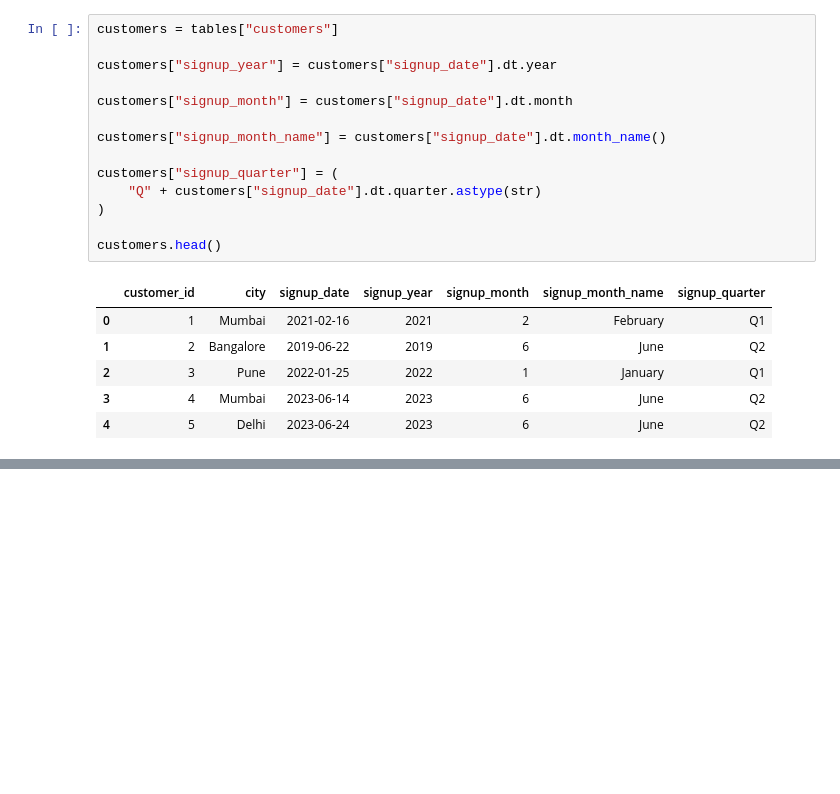
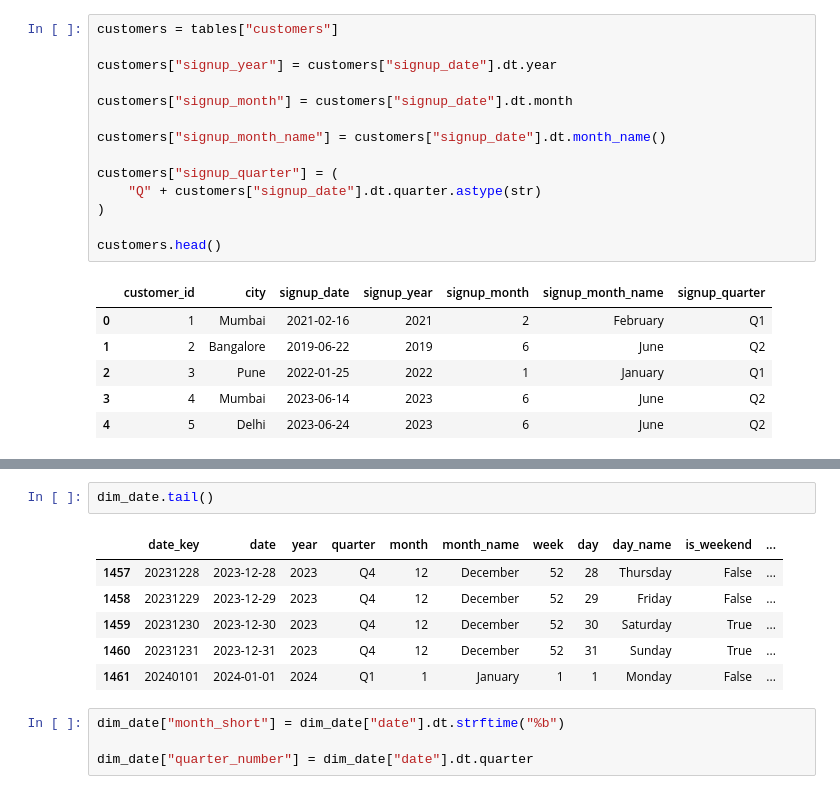
Before and after one commit to Amit90sharma/SupplyVision, a Jupyter notebook: notebooks/04_data_transformation.ipynb, the cells around one changed output, grey strips where cells are left out. Saved outputs shown, nothing was run; the diff lists cells and outputs as text; blank space fills up the shorter version.

```diff
--- a/notebooks/04_data_transformation.ipynb
+++ b/notebooks/04_data_transformation.ipynb
@@ -277,0 +376,13 @@ customers.head()
+# %%
+dim_date.tail()
+# %% [output]
+|  | date_key | date | year | quarter | month | month_name | week | day | day_name | is_weekend | ... |
+| 1457 | 20231228 | 2023-12-28 | 2023 | Q4 | 12 | December | 52 | 28 | Thursday | False | ... |
+| 1458 | 20231229 | 2023-12-29 | 2023 | Q4 | 12 | December | 52 | 29 | Friday | False | ... |
+| 1459 | 20231230 | 2023-12-30 | 2023 | Q4 | 12 | December | 52 | 30 | Saturday | True | ... |
+| 1460 | 20231231 | 2023-12-31 | 2023 | Q4 | 12 | December | 52 | 31 | Sunday | True | ... |
+| 1461 | 20240101 | 2024-01-01 | 2024 | Q1 | 1 | January | 1 | 1 | Monday | False | ... |
+# %%
+dim_date["month_short"] = dim_date["date"].dt.strftime("%b")
+
+dim_date["quarter_number"] = dim_date["date"].dt.quarter
```
Also changed, not shown: parts of 14 cells of this notebook, 14 other files.
